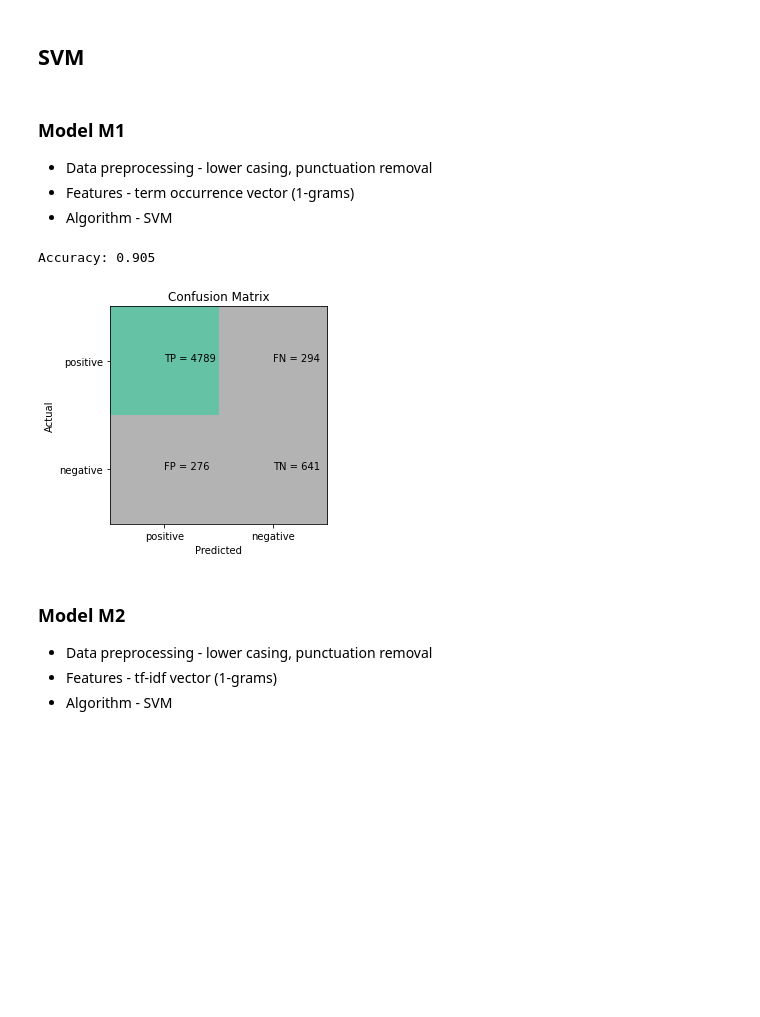
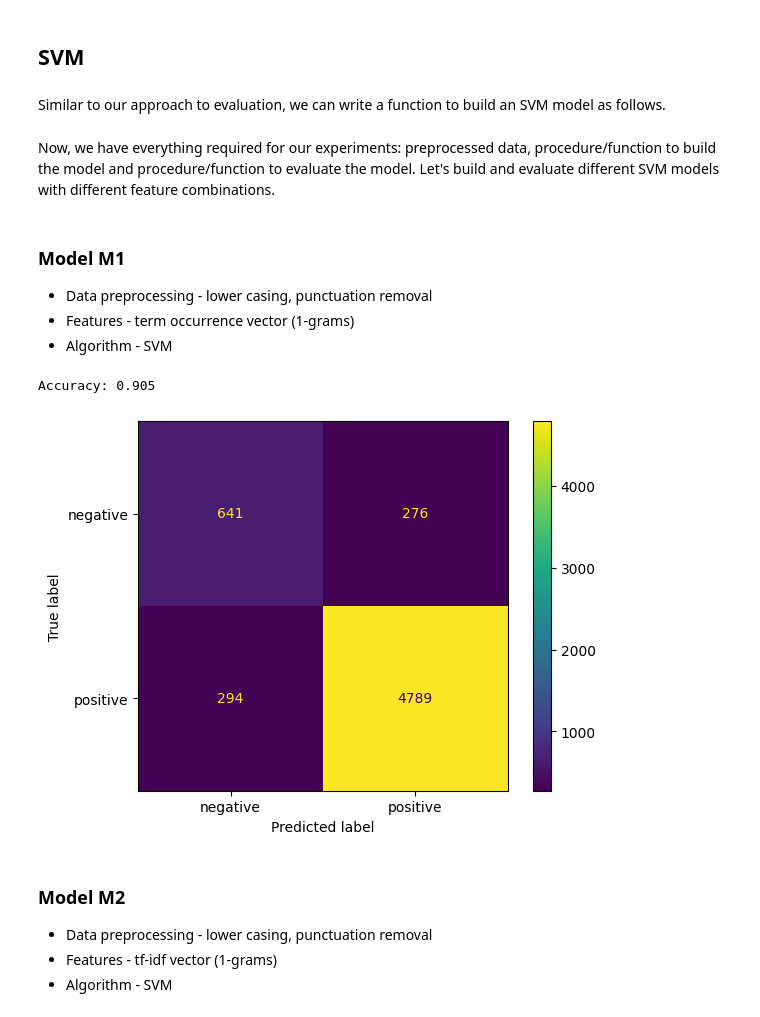
Before and after one commit to HHansi/Applied-AI-Course, a Jupyter notebook: NLP/Sentiment_Analysis.ipynb, the cells around one changed output. Cells and saved outputs as stored; diff of their text form; code cells hidden in the pictures; blank space fills up the shorter version.

```diff
--- a/NLP/Sentiment_Analysis.ipynb
+++ b/NLP/Sentiment_Analysis.ipynb
@@ -325,8 +304,27 @@ def evaluate(actuals, predictions, class_names):
+# %%
+# method to calculate evaluation results
+def evaluate(actuals, predictions, class_names):
+  '''
+  actuals: list of actual labels
+  predictions: list of predicted labels
+  class_names: list of classes used for the model/classification task
+  '''
+  # calculate accuracy
+  accuracy = metrics.accuracy_score(actuals, predictions)
+  print(f'Accuracy: {accuracy}')
+
+  # plot confusion matrix
+  confusion_matrix = metrics.confusion_matrix(actuals, predictions, labels=class_names)
+  disp = ConfusionMatrixDisplay(confusion_matrix=confusion_matrix, display_labels=class_names)
+  disp.plot()
+  plt.show()
 # %% [markdown]
 ## SVM
+# %% [markdown]
+Similar to our approach to evaluation, we can write a function to build an SVM model as follows.
 # %%
 # method to train and predict using SVM classifier
-def get_svm_predictions(X_train, X_val, y_train, y_val, class_names):
+def get_svm_predictions(X_train, X_val, y_train, y_val):
   # build model
   clf = svm.SVC(kernel='linear', random_state=RANDOM_SEED)
   clf.fit(X_train, y_train)
@@ -335,11 +333,11 @@ def get_svm_predictions(X_train, X_val, y_train, y_val, class_names):
   y_pred = clf.predict(X_val)
 
   # evalution
-  accuracy, confusion_matrix = evaluate(y_val, y_pred, class_names)
-  print(f'Accuracy: {accuracy}')
-  plot_confusion_matrix(confusion_matrix, class_names)
+  evaluate(y_val, y_pred, clf.classes_)
 
   return clf
+# %% [markdown]
+Now, we have everything required for our experiments: preprocessed data, procedure/function to build the model and procedure/function to evaluate the model. Let's build and evaluate different SVM models with different feature combinations.
 # %% [markdown]
 ### Model M1
 
@@ -349,15 +347,15 @@ def get_svm_predictions(X_train, X_val, y_train, y_val, class_names):
 # %%
 vectorizer = CountVectorizer()  # default: lowercase=True, ngram_range=(1,1)
 vectorizer.fit(X_train_text)
 
 # convert train and test text data to numeric vectors
 X_train = vectorizer.transform(X_train_text)
 X_val = vectorizer.transform(X_val_text)
 
-m1 = get_svm_predictions(X_train, X_val, y_train, y_val, class_list)
+m1 = get_svm_predictions(X_train, X_val, y_train, y_val)
 # %% [output]
 Accuracy: 0.905
-[figure, old version]
+[figure, new version]
 # %% [markdown]
 ### Model M2
 
```
Also changed, not shown: parts of 39 cells of this notebook.
